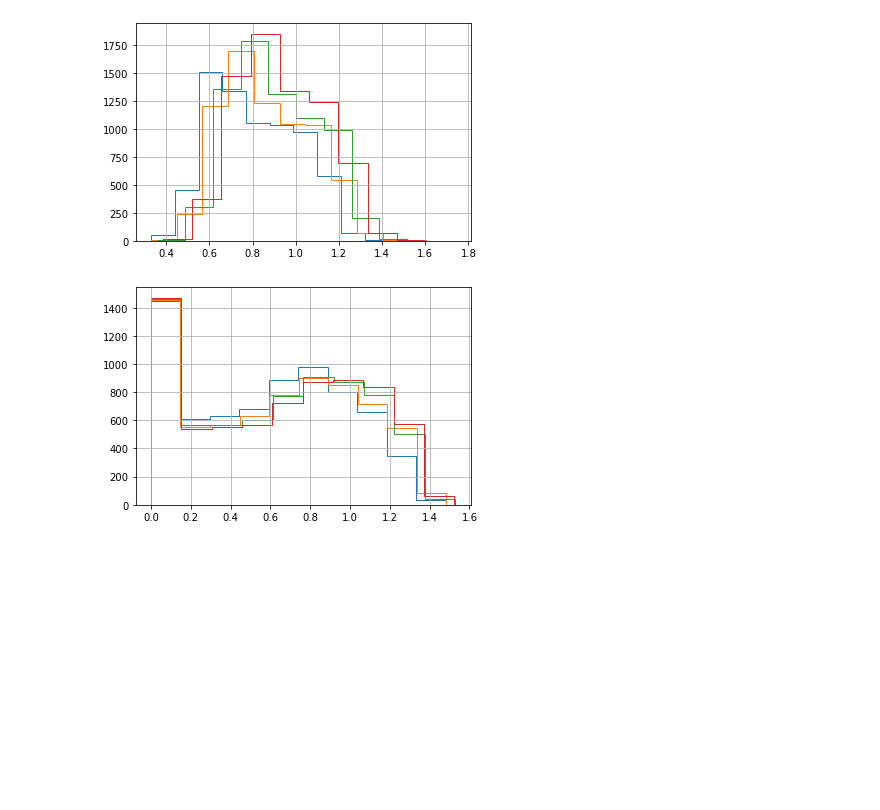
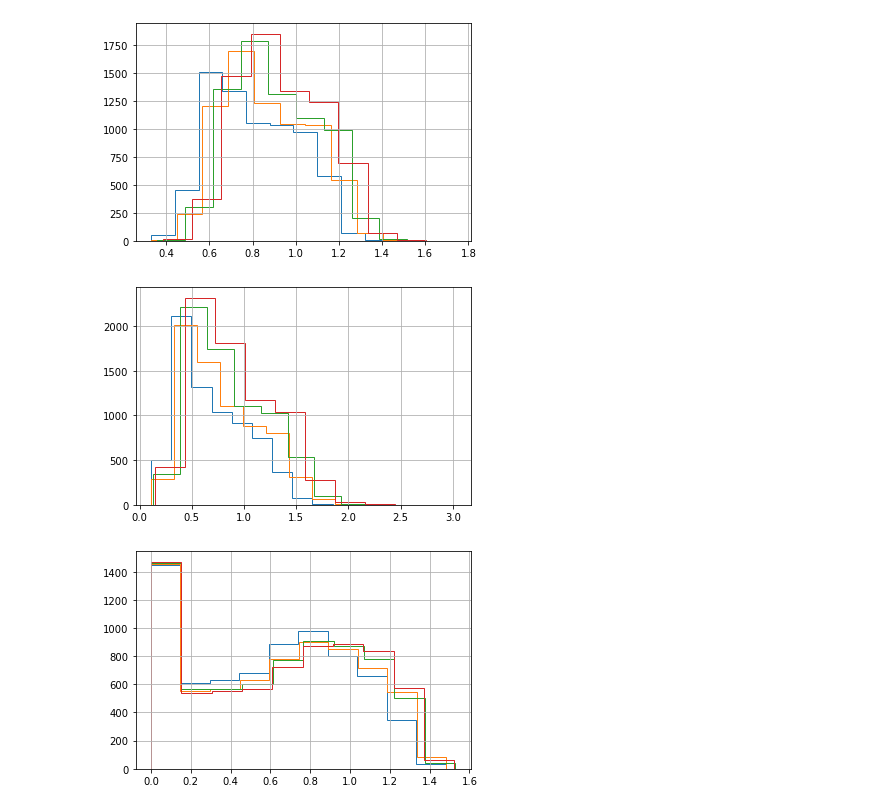
Before and after one commit to brunobeltran/multi_locus_analysis, a Jupyter notebook: doc/source/ms(c)d.ipynb, the cells around one changed output. Cells and saved outputs as stored; diff of their text form; code cells hidden in the pictures; blank space fills up the shorter version.

```diff
--- a/doc/source/ms(c)d.ipynb
+++ b/doc/source/ms(c)d.ipynb
@@ -32,6 +40,11 @@ for d, m in abs_msd.groupby('delta')['mean']:
     np.sqrt(m).hist(histtype='step')
 # %% [output]
 [figure]
+# %%
+for d, m in abs_msd.groupby('delta')['mean']:
+    m.hist(histtype='step')
+# %% [output]
+[figure, added]
 # %%
 mscds = msds.msd(burgess.df_flat, mscd=True, include_z=True,
                    traj_group=burgess.cell_cols,
```
Also changed, not shown: parts of 18 cells of this notebook, 1 other file.
